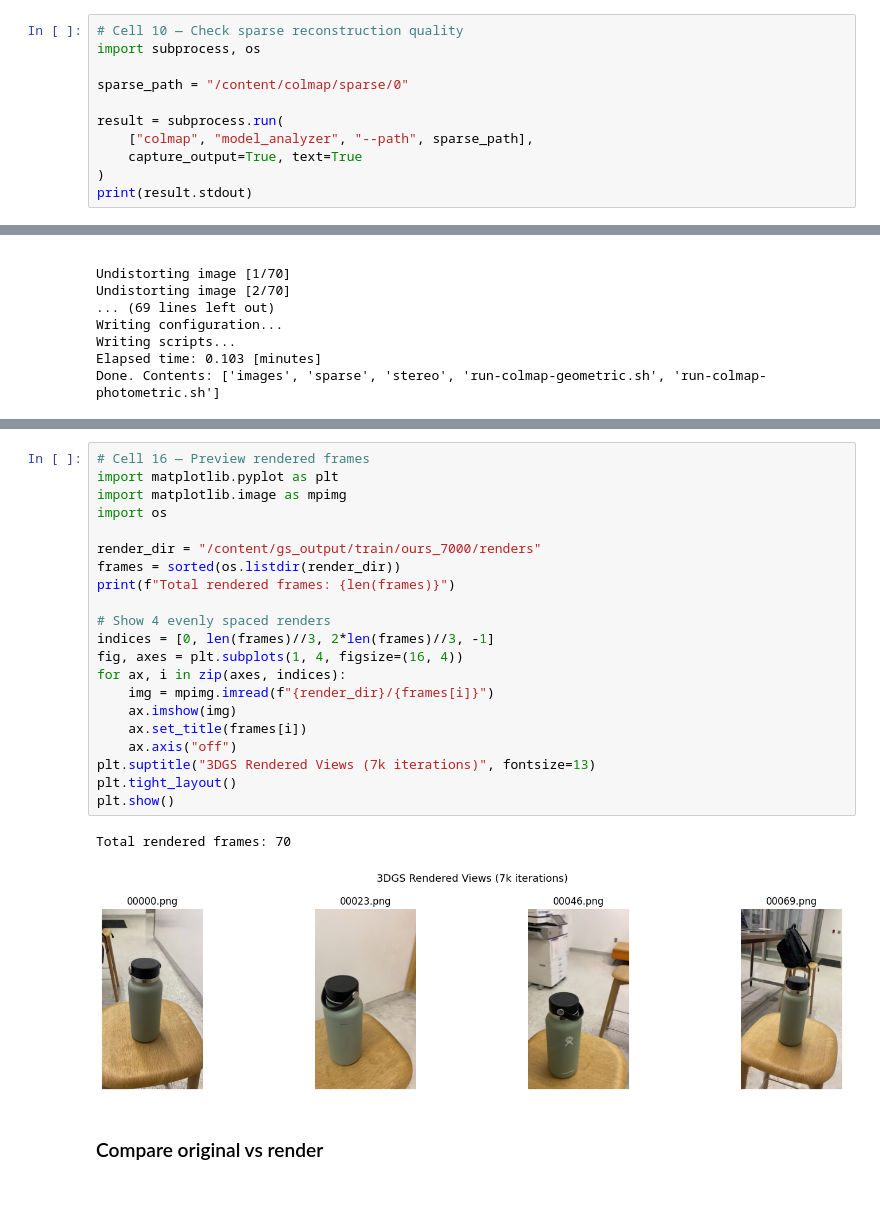
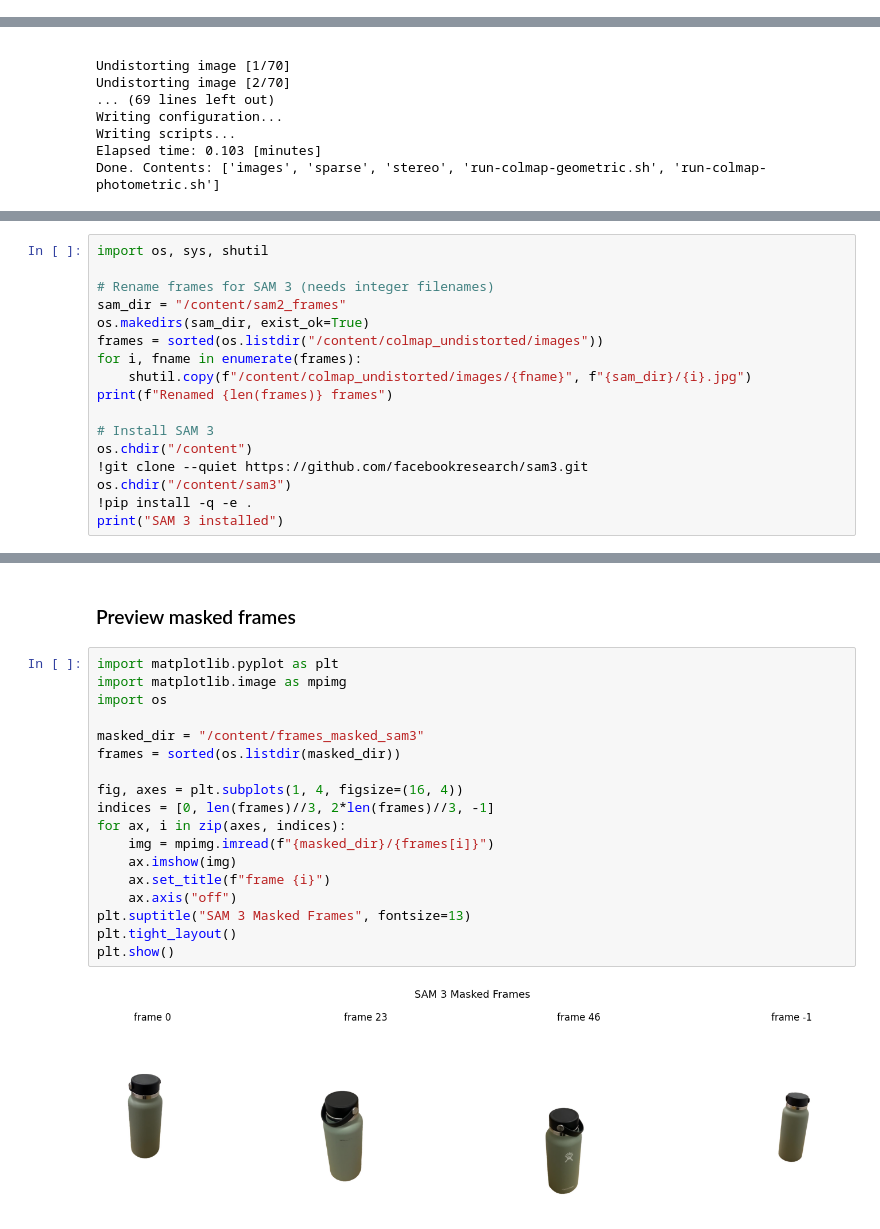
Before and after one commit to manny-serrano/TrueRender, a Jupyter notebook: notebooks/reconstruction.ipynb, the cells around one changed output, grey strips where cells are left out. Saved outputs shown, nothing was run; the diff lists cells and outputs as text; blank space fills up the shorter version.

```diff
--- a/notebooks/reconstruction.ipynb
+++ b/notebooks/reconstruction.ipynb
@@ -188,13 +141,2 @@ Done. Sparse models found: ['0']
 # %% [markdown]
 #### Final checks of reconstruction quality
-# %%
-# Cell 10 — Check sparse reconstruction quality
-import subprocess, os
-
-sparse_path = "/content/colmap/sparse/0"
-
-result = subprocess.run(
-    ["colmap", "model_analyzer", "--path", sparse_path],
-    capture_output=True, text=True
-)
-print(result.stdout)
@@ -349,0 +256,17 @@ Renders saved to: ['ours_7000']
+# %%
+import os, sys, shutil
+
+# Rename frames for SAM 3 (needs integer filenames)
+sam_dir = "/content/sam2_frames"
+os.makedirs(sam_dir, exist_ok=True)
+frames = sorted(os.listdir("/content/colmap_undistorted/images"))
+for i, fname in enumerate(frames):
+    shutil.copy(f"/content/colmap_undistorted/images/{fname}", f"{sam_dir}/{i}.jpg")
+print(f"Renamed {len(frames)} frames")
+
+# Install SAM 3
+os.chdir("/content")
+!git clone --quiet https://github.com/facebookresearch/sam3.git
+os.chdir("/content/sam3")
+!pip install -q -e .
+print("SAM 3 installed")
@@ -350,26 +349,22 @@ Renders saved to: ['ours_7000']
+# %% [markdown]
+### Preview masked frames
 # %%
-# Cell 16 — Preview rendered frames
 import matplotlib.pyplot as plt
 import matplotlib.image as mpimg
 import os
 
-render_dir = "/content/gs_output/train/ours_7000/renders"
-frames = sorted(os.listdir(render_dir))
-print(f"Total rendered frames: {len(frames)}")
+masked_dir = "/content/frames_masked_sam3"
+frames = sorted(os.listdir(masked_dir))
 
-# Show 4 evenly spaced renders
+fig, axes = plt.subplots(1, 4, figsize=(16, 4))
 indices = [0, len(frames)//3, 2*len(frames)//3, -1]
-fig, axes = plt.subplots(1, 4, figsize=(16, 4))
 for ax, i in zip(axes, indices):
-    img = mpimg.imread(f"{render_dir}/{frames[i]}")
+    img = mpimg.imread(f"{masked_dir}/{frames[i]}")
     ax.imshow(img)
-    ax.set_title(frames[i])
+    ax.set_title(f"frame {i}")
     ax.axis("off")
-plt.suptitle("3DGS Rendered Views (7k iterations)", fontsize=13)
+plt.suptitle("SAM 3 Masked Frames", fontsize=13)
 plt.tight_layout()
 plt.show()
 # %% [output]
-Total rendered frames: 70
-[figure, old version]
+[figure, new version]
-# %% [markdown]
-### Compare original vs render
```
Also changed, not shown: parts of 41 cells of this notebook.
